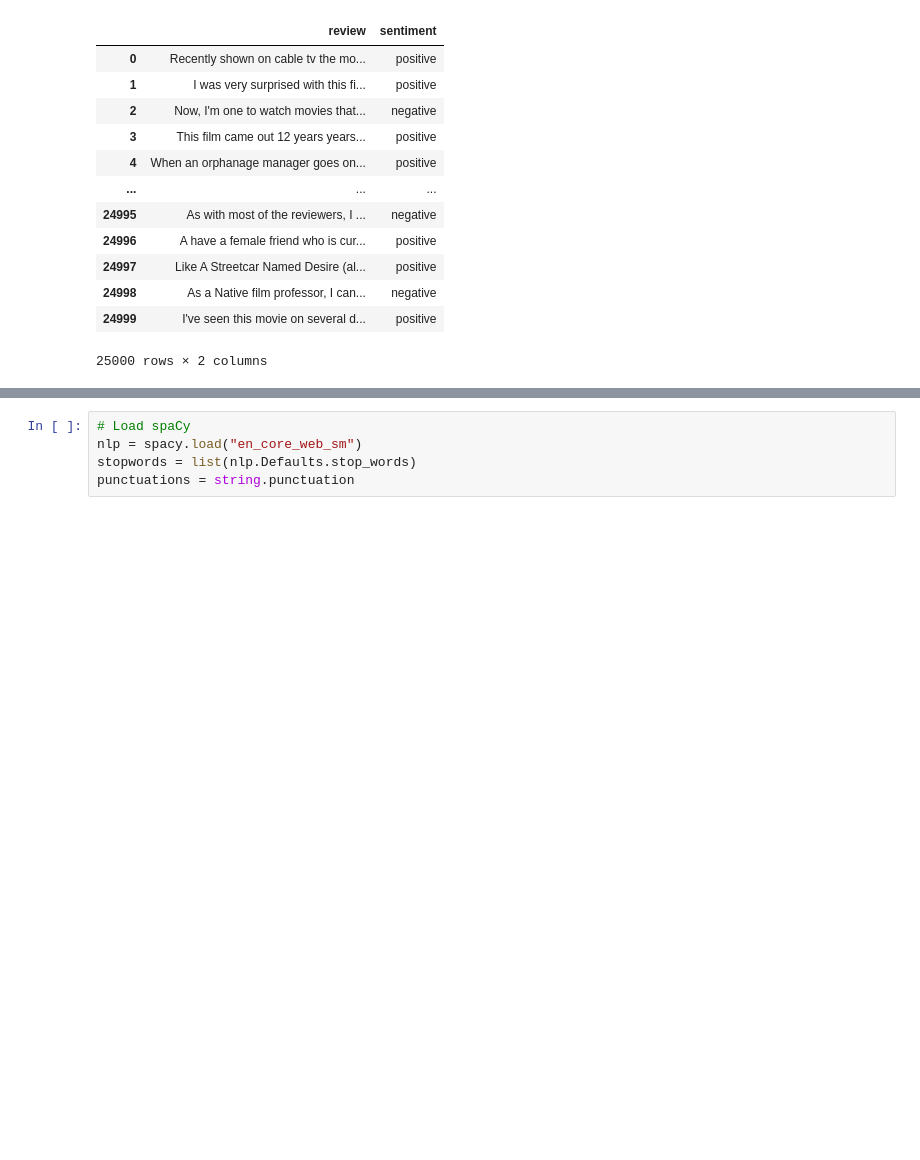
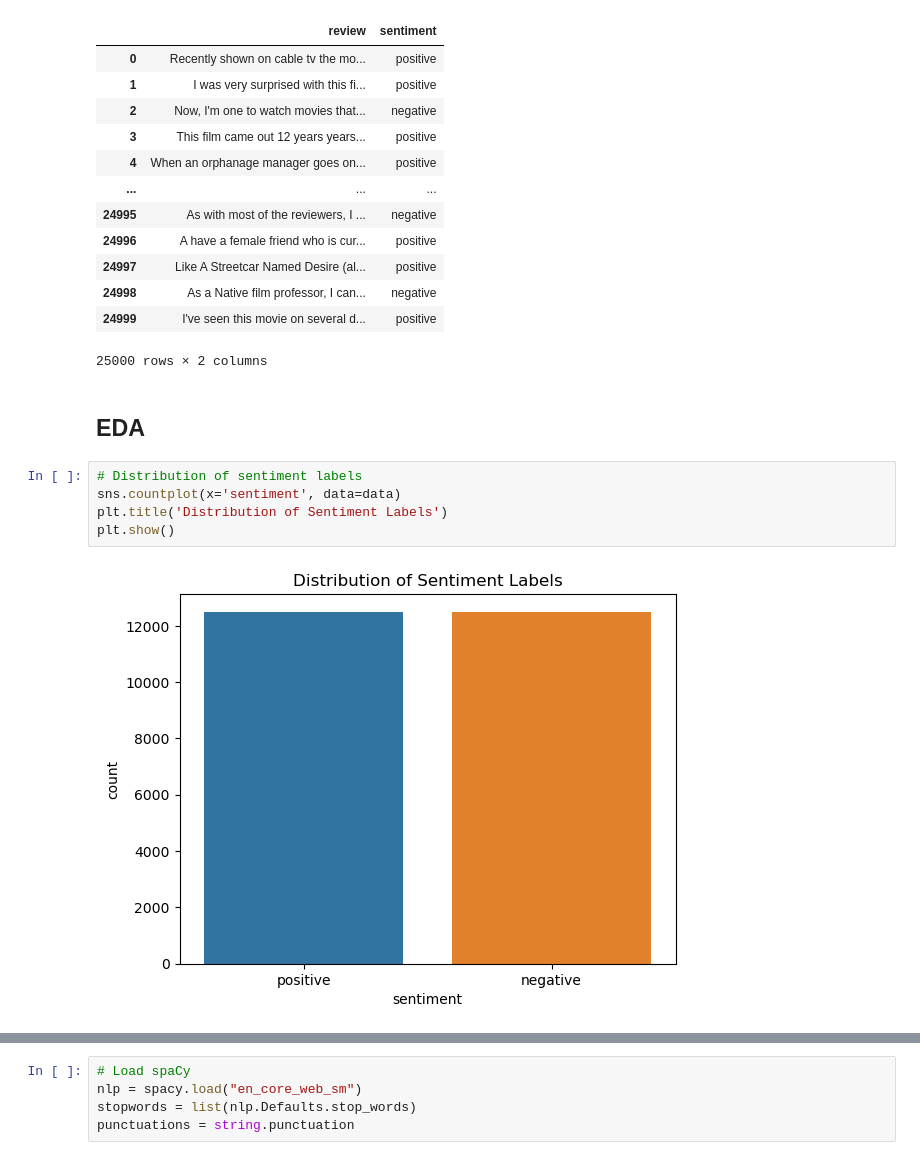
Before and after one commit to Israel-Anaba/Movie_Review_Analysis, a Jupyter notebook: Untitled.ipynb, the cells around one changed output, grey strips where cells are left out. Saved outputs shown, nothing was run; the diff lists cells and outputs as text; blank space fills up the shorter version.

```diff
--- a/Untitled.ipynb
+++ b/Untitled.ipynb
@@ -152,3 +160,12 @@ data
 | 24998 | As a Native film professor, I can... | negative |
 | 24999 | I've seen this movie on several d... | positive |
 25000 rows × 2 columns
+# %% [markdown]
+## EDA
+# %%
+# Distribution of sentiment labels
+sns.countplot(x='sentiment', data=data)
+plt.title('Distribution of Sentiment Labels')
+plt.show()
+# %% [output]
+[figure, added]
```
Also changed, not shown: parts of 29 cells of this notebook, 5 other files.
